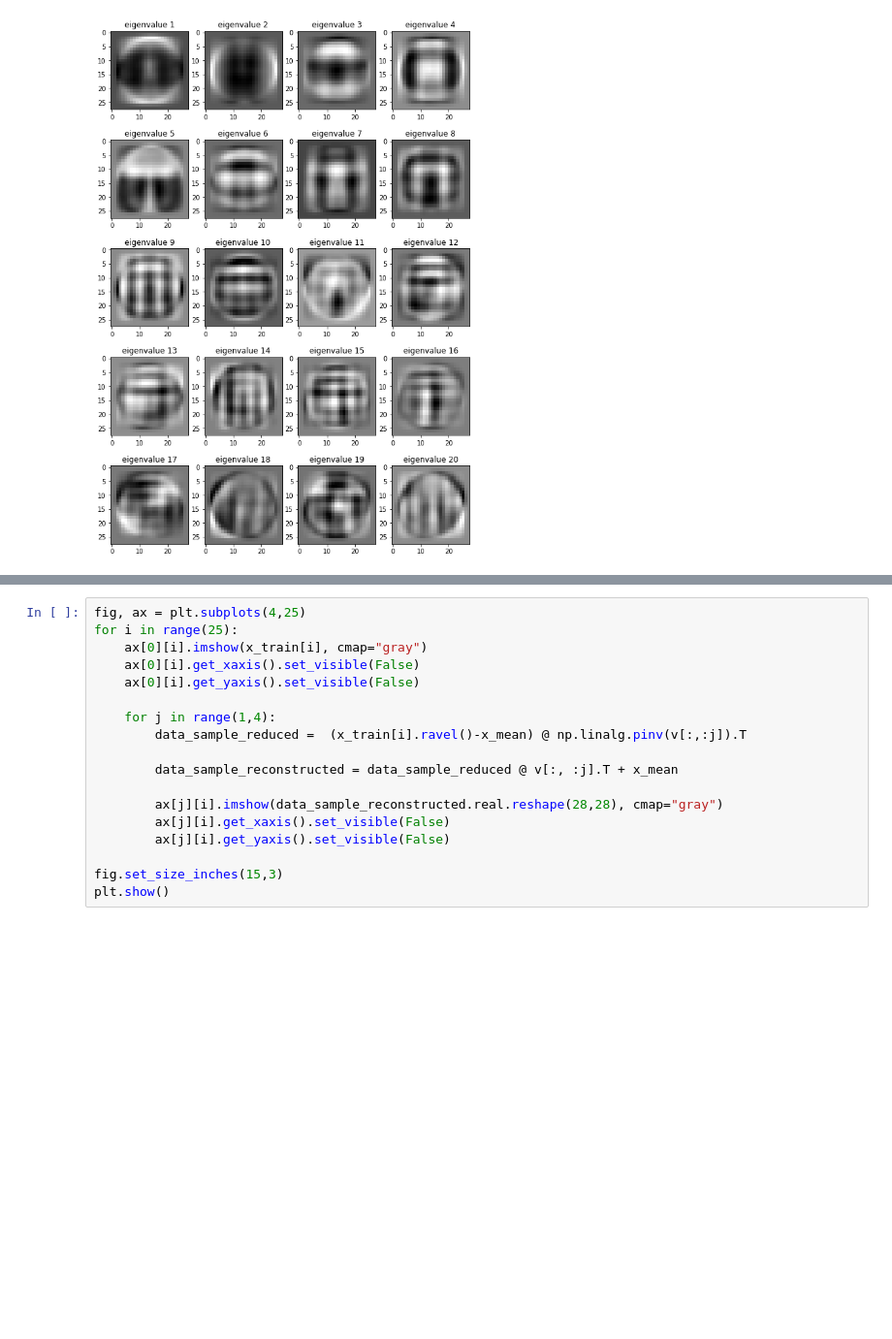
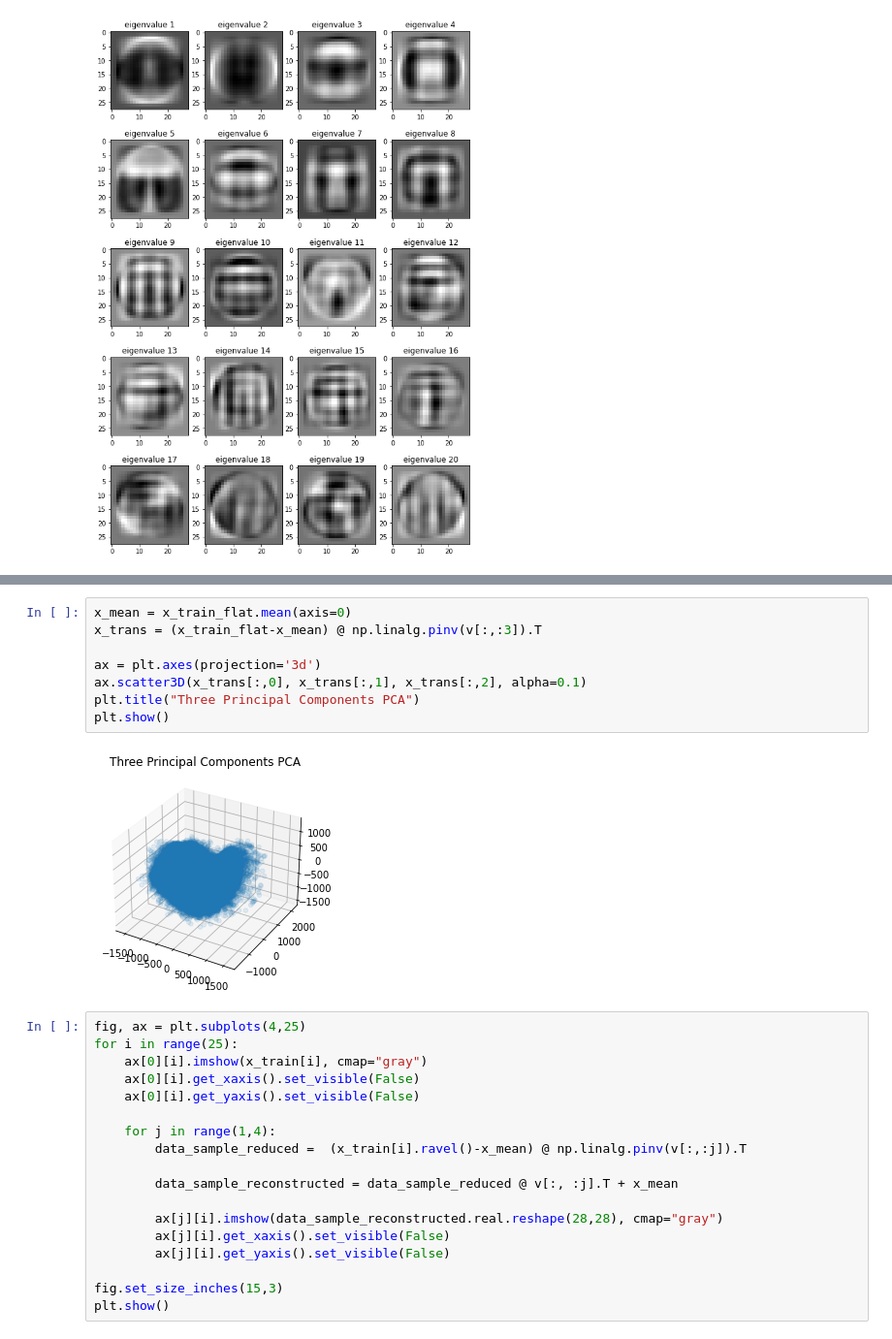
Before and after one commit to AUT-Student/SPR-HW4, a Jupyter notebook: P4/P4.ipynb, the cells around one changed output, grey strips where cells are left out. Shown at 97% size. Drawn from its saved outputs; the diff is of its cells as text; blank space fills up the shorter version.

```diff
--- a/P4/P4.ipynb
+++ b/P4/P4.ipynb
@@ -51,3 +67,13 @@ plt.show()
+# %%
+x_mean = x_train_flat.mean(axis=0)
+x_trans = (x_train_flat-x_mean) @ np.linalg.pinv(v[:,:3]).T
+
+ax = plt.axes(projection='3d')
+ax.scatter3D(x_trans[:,0], x_trans[:,1], x_trans[:,2], alpha=0.1)
+plt.title("Three Principal Components PCA")
+plt.show()
+# %% [output]
+[figure, added]
 # %%
 fig, ax = plt.subplots(4,25)
 for i in range(25):
```
Also changed, not shown: parts of 17 cells of this notebook, 1 other file.
